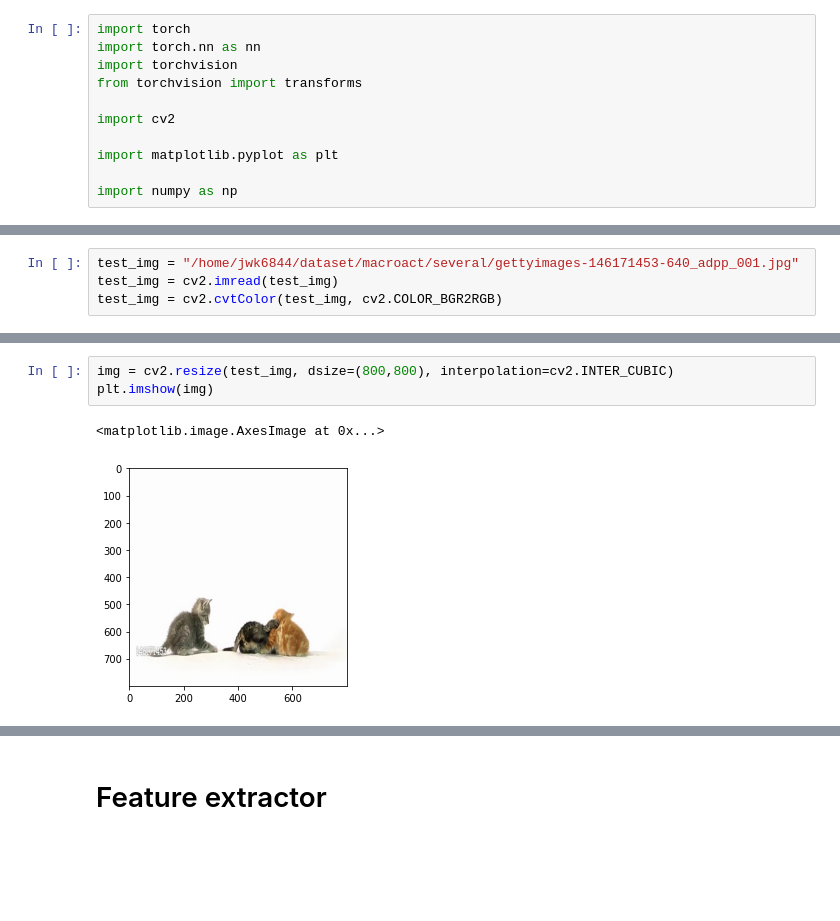
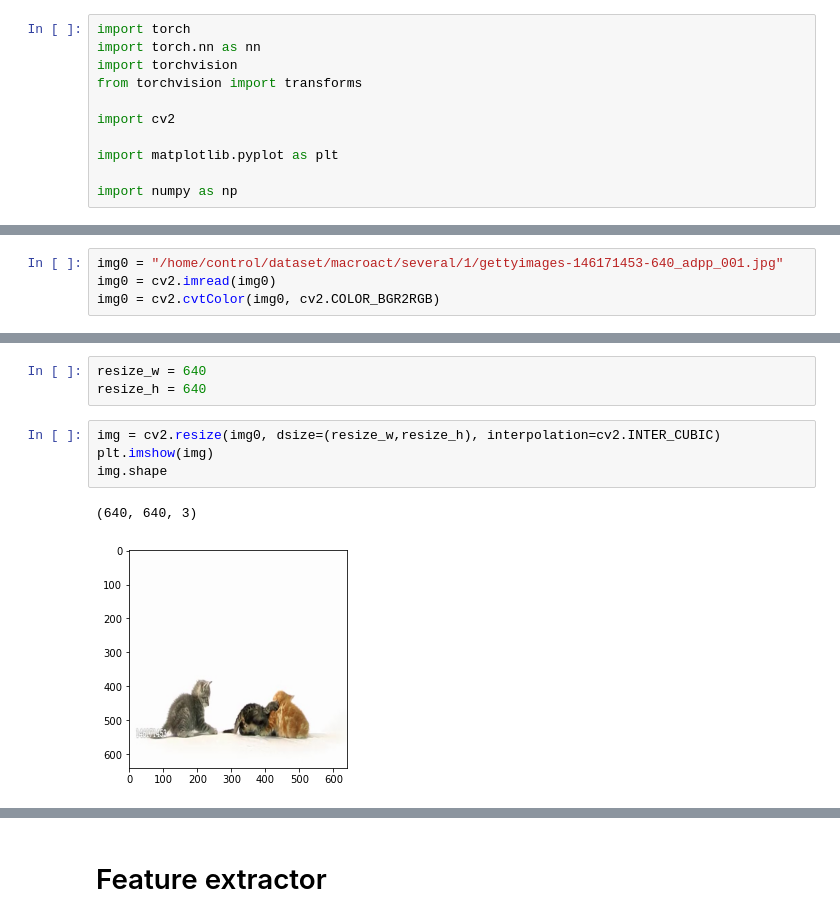
Before and after one commit to Heedeok/Tutorial-pytorch, a Jupyter notebook: faster_r_cnn/test.ipynb, the cells around one changed output, grey strips where cells are left out. Drawn from its saved outputs; the diff is of its cells as text; blank space fills up the shorter version.

```diff
--- a/faster_r_cnn/test.ipynb
+++ b/faster_r_cnn/test.ipynb
@@ -24,5 +29,5 @@ cpu
 # %%
-test_img = "/home/jwk6844/dataset/macroact/several/gettyimages-146171453-640_adpp_001.jpg"
-test_img = cv2.imread(test_img)
-test_img = cv2.cvtColor(test_img, cv2.COLOR_BGR2RGB)
+img0 = "/home/control/dataset/macroact/several/1/gettyimages-146171453-640_adpp_001.jpg"
+img0 = cv2.imread(img0)
+img0 = cv2.cvtColor(img0, cv2.COLOR_BGR2RGB)
 # %%
@@ -48,10 +53,14 @@ plt.imshow(img_copy)
 # %% [output]
 <matplotlib.image.AxesImage at 0x...>
 [figure]
+# %%
+resize_w = 640
+resize_h = 640
 # %%
-img = cv2.resize(test_img, dsize=(800,800), interpolation=cv2.INTER_CUBIC)
+img = cv2.resize(img0, dsize=(resize_w,resize_h), interpolation=cv2.INTER_CUBIC)
 plt.imshow(img)
+img.shape
 # %% [output]
-<matplotlib.image.AxesImage at 0x...>
+(640, 640, 3)
-[figure, old version]
+[figure, new version]
 # %%
```
Also changed, not shown: parts of 52 cells of this notebook, 1 other file.
